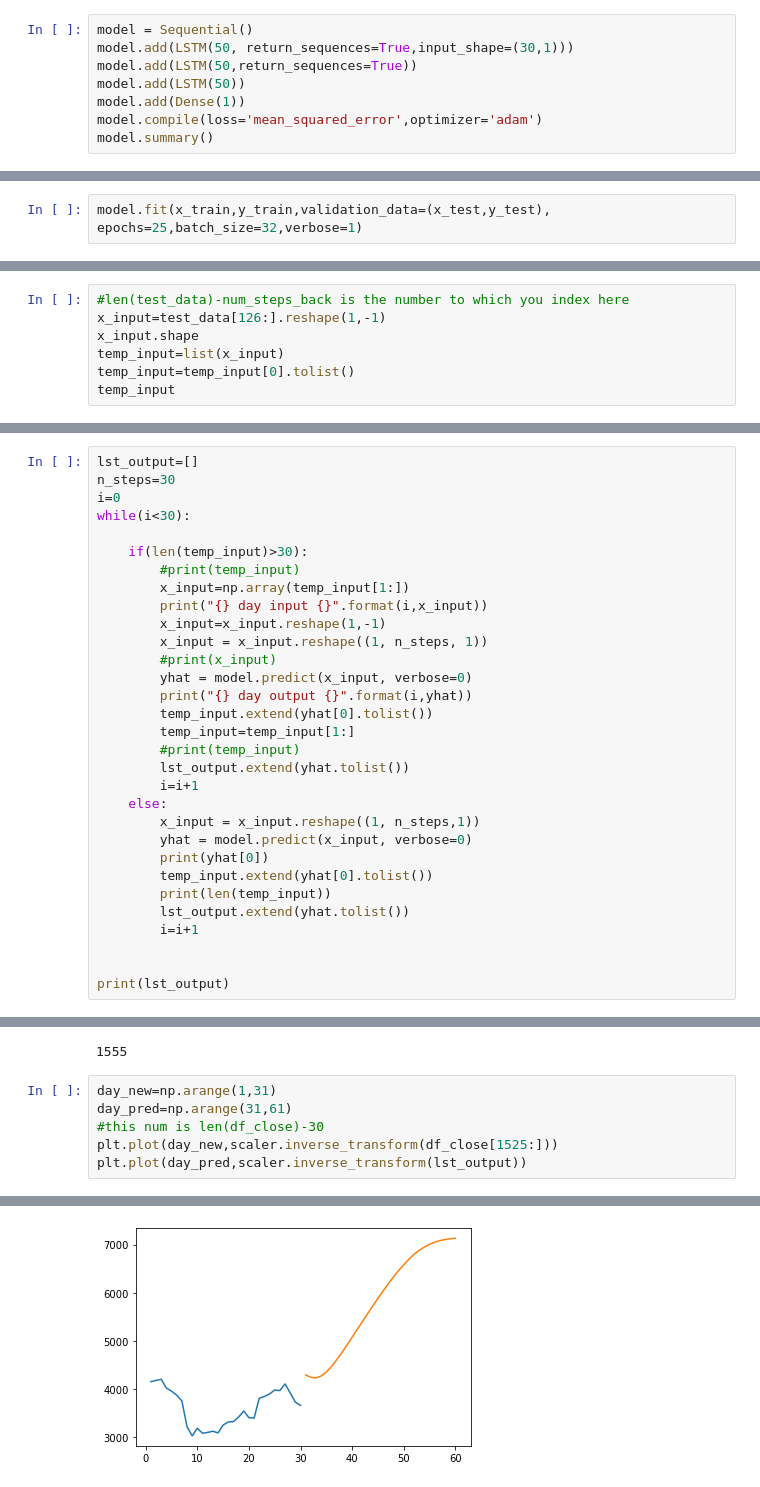
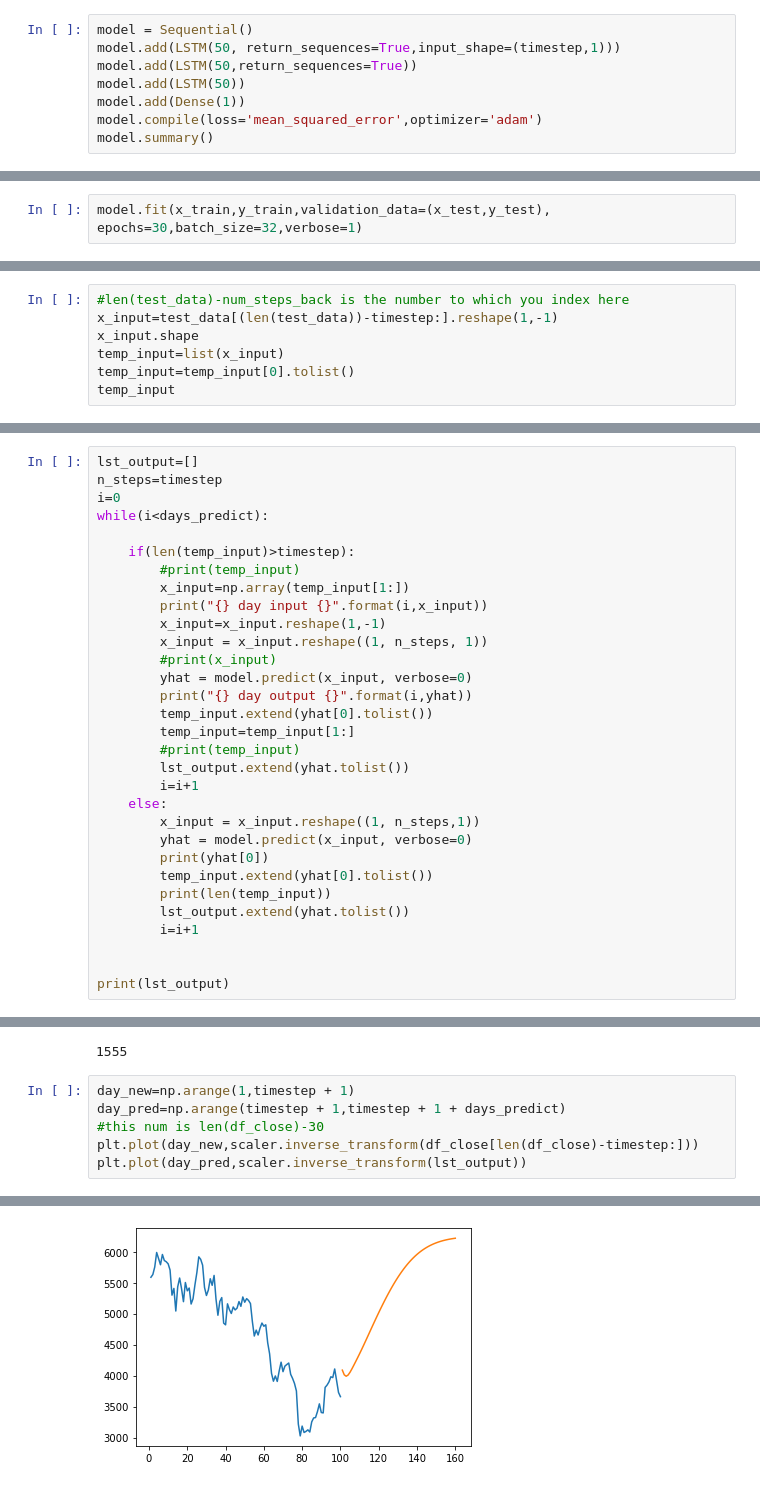
Before and after one commit to tylerkowalski/Ethereum-Forecaster, a Jupyter notebook: model.ipynb, the cells around one changed output, grey strips where cells are left out. Drawn from its saved outputs; the diff is of its cells as text.

```diff
--- a/model.ipynb
+++ b/model.ipynb
@@ -26,6 +29,6 @@ print(y_test.shape)
 # %%
 model = Sequential()
-model.add(LSTM(50, return_sequences=True,input_shape=(30,1)))
+model.add(LSTM(50, return_sequences=True,input_shape=(timestep,1)))
 model.add(LSTM(50,return_sequences=True))
 model.add(LSTM(50))
 model.add(Dense(1))
@@ -50,5 +53,5 @@ Trainable params: 50,851
 Non-trainable params: 0
 _________________________________________________________________
 # %%
-model.fit(x_train,y_train,validation_data=(x_test,y_test), epochs=25,batch_size=32,verbose=1)
+model.fit(x_train,y_train,validation_data=(x_test,y_test), epochs=30,batch_size=32,verbose=1)
 # %% [output]
@@ -125,7 +133,7 @@ print(len(test_data))
 156
 # %%
 #len(test_data)-num_steps_back is the number to which you index here
-x_input=test_data[126:].reshape(1,-1)
+x_input=test_data[(len(test_data))-timestep:].reshape(1,-1)
 x_input.shape
 temp_input=list(x_input)
 temp_input=temp_input[0].tolist()
@@ -150,11 +158,11 @@ temp_input
  0.6037641710108339]
 # %%
 lst_output=[]
-n_steps=30
+n_steps=timestep
 i=0
-while(i<30):
+while(i<days_predict):
 
-    if(len(temp_input)>30):
+    if(len(temp_input)>timestep):
         #print(temp_input)
         x_input=np.array(temp_input[1:])
         print("{} day input {}".format(i,x_input))
@@ -202,14 +210,14 @@ print(len(df_close))
 # %% [output]
 1555
 # %%
-day_new=np.arange(1,31)
-day_pred=np.arange(31,61)
+day_new=np.arange(1,timestep + 1)
+day_pred=np.arange(timestep + 1,timestep + 1 + days_predict)
 #this num is len(df_close)-30
-plt.plot(day_new,scaler.inverse_transform(df_close[1525:]))
+plt.plot(day_new,scaler.inverse_transform(df_close[len(df_close)-timestep:]))
 plt.plot(day_pred,scaler.inverse_transform(lst_output))
 # %% [output]
 [<matplotlib.lines.Line2D at 0x...>]
-[figure, old version]
+[figure, new version]
 # %%
 df_new=df_close.tolist()
 df_new.extend(lst_output)
```
Also changed, not shown: parts of 11 cells of this notebook, 5 other files.
